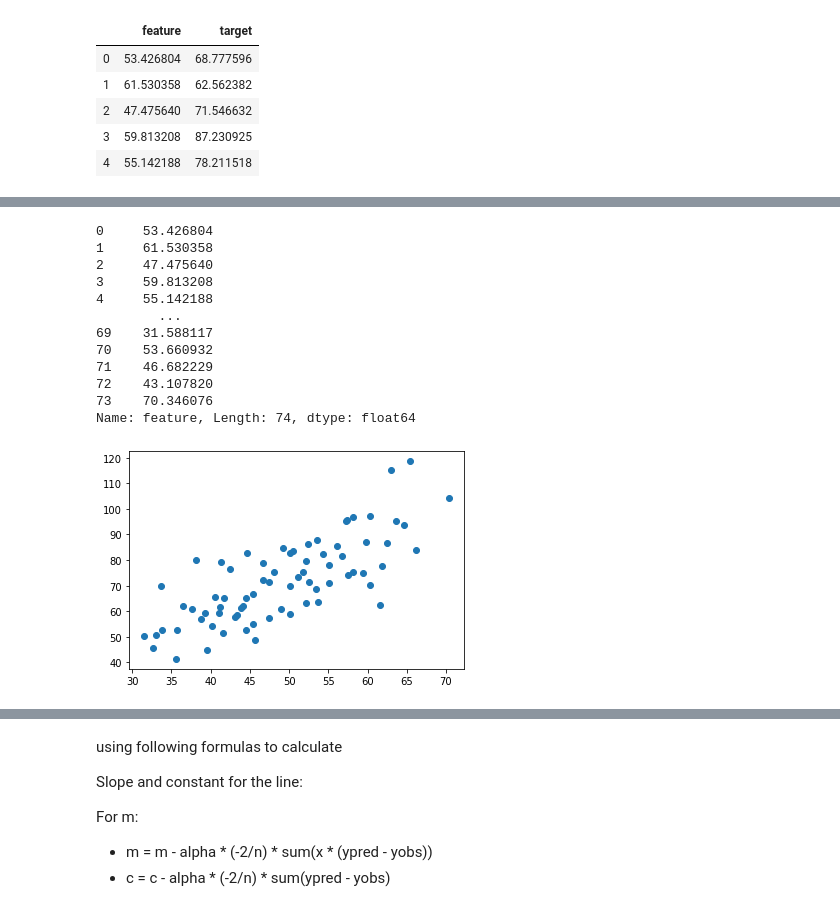
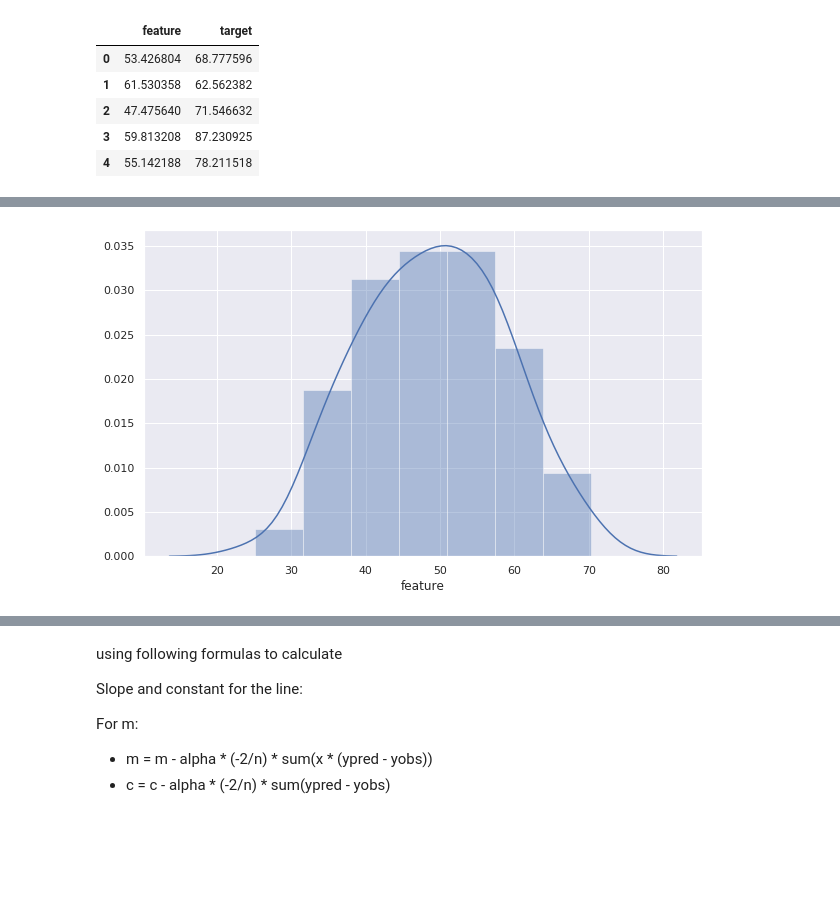
Before and after one commit to m-yasir/linear-regression-ds-course, a Jupyter notebook: linear-regression.ipynb, the cells around one changed output, grey strips where cells are left out. Saved outputs shown, nothing was run; the diff lists cells and outputs as text; code cells hidden in the pictures; blank space fills up the shorter version.

```diff
--- a/linear-regression.ipynb
+++ b/linear-regression.ipynb
@@ -40,21 +23,5 @@ Name: target, Length: 74, dtype: float64
-# %%
-x_train = df["feature"].iloc[:train_ratio]
-x_train
-# %% [output]
-0     53.426804
-1     61.530358
-2     47.475640
-3     59.813208
-4     55.142188
-        ...
-69    31.588117
-70    53.660932
-71    46.682229
-72    43.107820
-73    70.346076
-Name: feature, Length: 74, dtype: float64
-# %%
-plt.scatter(x_train, y_train)
-plt.show()
-# %% [output]
-[figure, removed]
+# %%
+sns.set(rc={'figure.figsize':(10, 6)})
+ax = sns.distplot(df["feature"])
+# %% [output]
+[figure, added]
```
Also changed, not shown: parts of 15 cells of this notebook.
